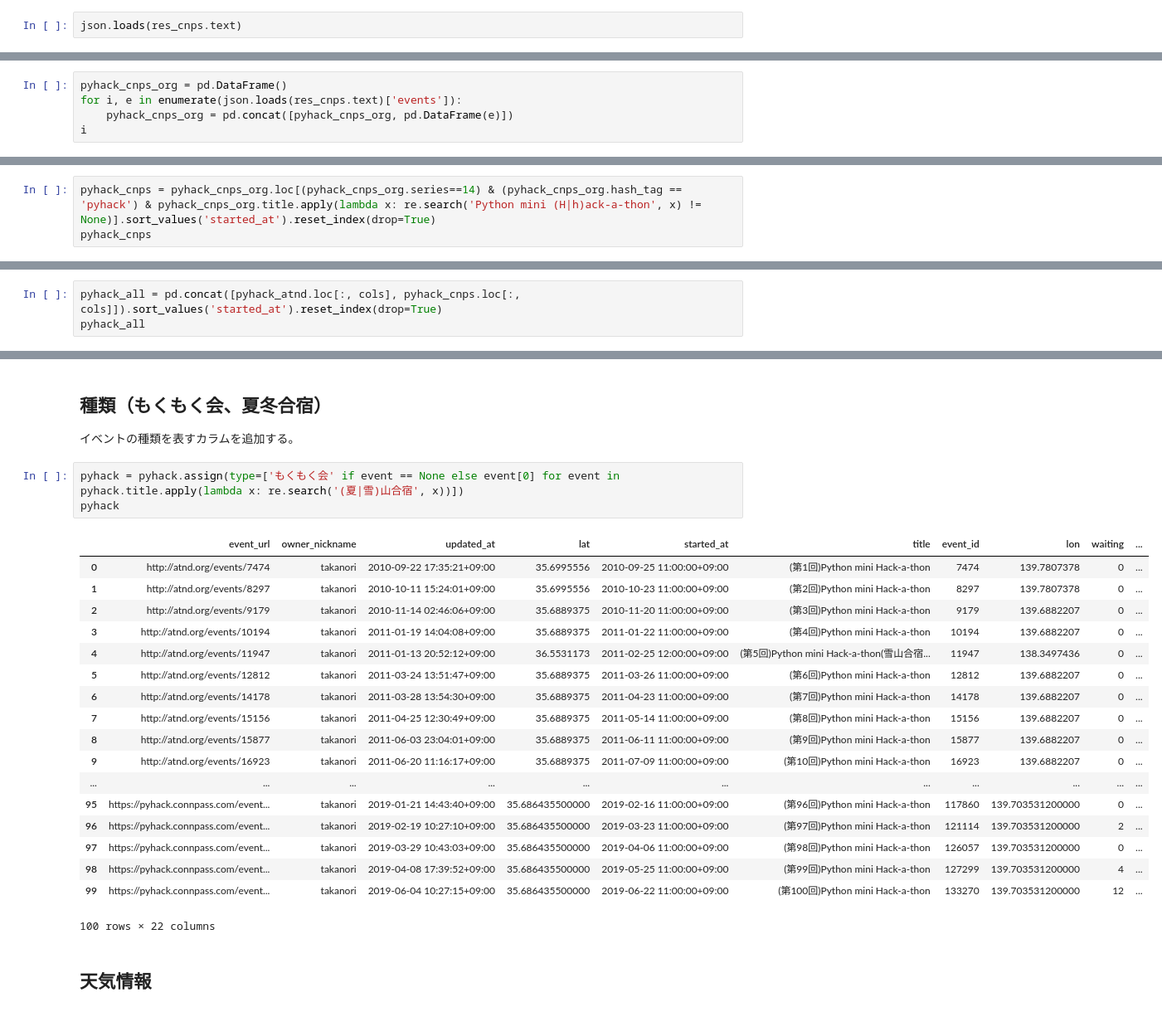
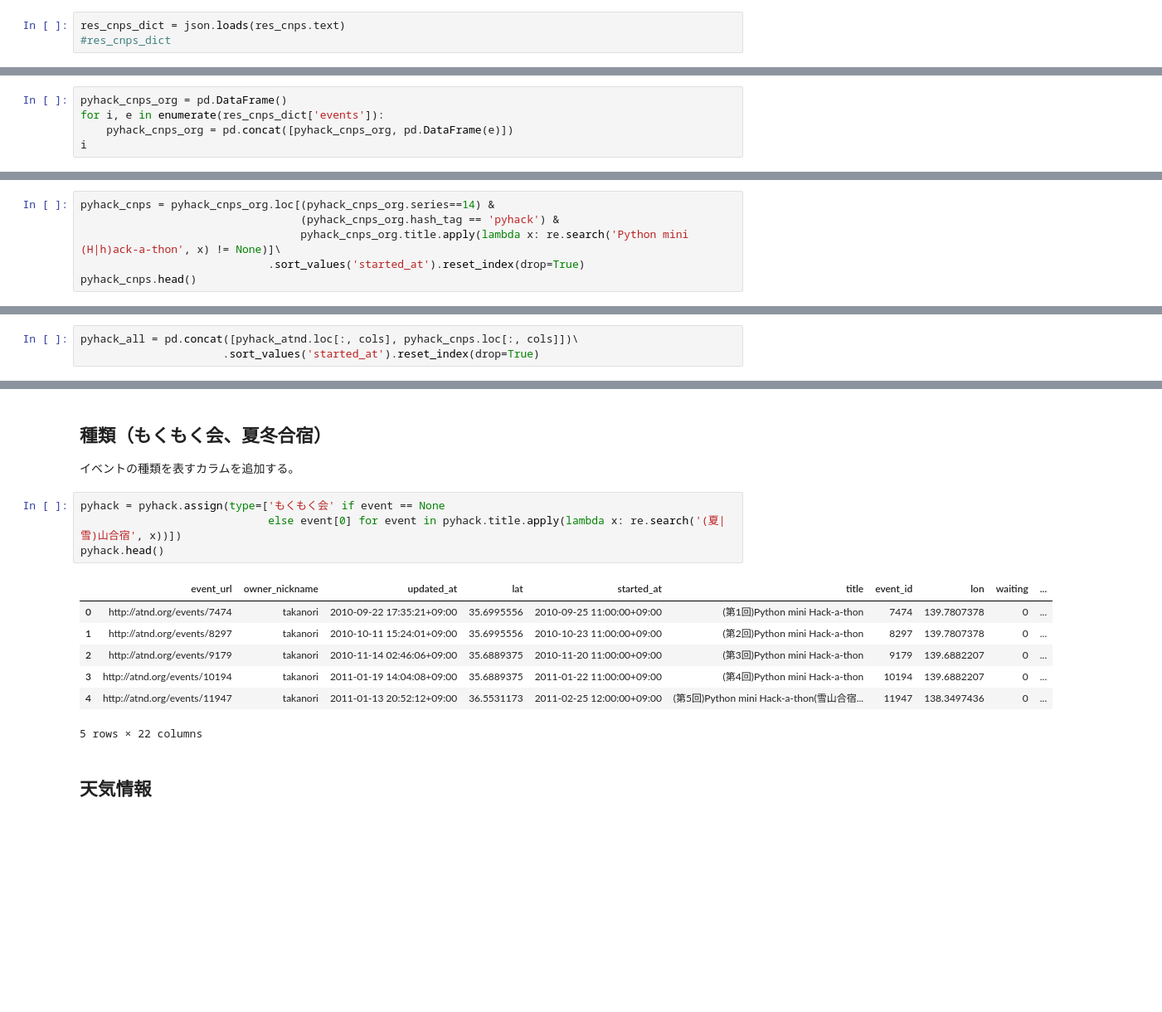
Before and after one commit to ytknzw/Python-mini-Hack-a-thon, a Jupyter notebook: Pyhack100thAniv.ipynb, the cells around one changed output, grey strips where cells are left out. Shown at 83% size. Drawn from its saved outputs; the diff is of its cells as text; blank space fills up the shorter version.

```diff
--- a/Pyhack100thAniv.ipynb
+++ b/Pyhack100thAniv.ipynb
@@ -105,4 +155,5 @@ res_cnps.status_code
 # %% [output]
 200
 # %%
-json.loads(res_cnps.text)
+res_cnps_dict = json.loads(res_cnps.text)
+#res_cnps_dict
@@ -128,7 +161,7 @@ json.loads(res_cnps.text)
 ATNDのデータと同様にpandasのDataFrameに加工する。
 # %%
 pyhack_cnps_org = pd.DataFrame()
-for i, e in enumerate(json.loads(res_cnps.text)['events']):
+for i, e in enumerate(res_cnps_dict['events']):
     pyhack_cnps_org = pd.concat([pyhack_cnps_org, pd.DataFrame(e)])
 i
 # %% [output]
@@ -159,8 +221,11 @@ pyhack_cnps_org
 
 ちなみに、もくもく会は「Python mini __H__ack-a-thon」、合宿は「Python mini **h**ack-a-thon」と表記揺れがある（Hackとhack）。
 # %%
-pyhack_cnps = pyhack_cnps_org.loc[(pyhack_cnps_org.series==14) & (pyhack_cnps_org.hash_tag == 'pyhack') & pyhack_cnps_org.title.apply(lambda x: re.search('Python mini (H|h)ack-a-thon', x) != None)].sort_values('started_at').reset_index(drop=True)
-pyhack_cnps
+pyhack_cnps = pyhack_cnps_org.loc[(pyhack_cnps_org.series==14) &
+                                  (pyhack_cnps_org.hash_tag == 'pyhack') &
+                                  pyhack_cnps_org.title.apply(lambda x: re.search('Python mini (H|h)ack-a-thon', x) != None)]\
+                             .sort_values('started_at').reset_index(drop=True)
+pyhack_cnps.head()
 # %% [output]
 |  | event_url | event_type | owner_nickname | series | updated_at | lat | started_at | hash_tag | title | ... |
 | 0 | https://pyhack.connpass.com/event... | participation | takanori | 14 | 2014-06-30T10:06:17+09:00 | 35.666164600000 | 2011-11-26T11:00:57+09:00 | pyhack | (第13回)Python mini Hack-a-thon | ... |
@@ -246,5 +318,5 @@ cols
  'ended_at',
  'place']
 # %%
-pyhack_all = pd.concat([pyhack_atnd.loc[:, cols], pyhack_cnps.loc[:, cols]]).sort_values('started_at').reset_index(drop=True)
-pyhack_all
+pyhack_all = pd.concat([pyhack_atnd.loc[:, cols], pyhack_cnps.loc[:, cols]])\
+                      .sort_values('started_at').reset_index(drop=True)
@@ -357,27 +454,17 @@ pyhack
 ## 種類（もくもく会、夏冬合宿）
 イベントの種類を表すカラムを追加する。
 # %%
-pyhack = pyhack.assign(type=['もくもく会' if event == None else event[0] for event in pyhack.title.apply(lambda x: re.search('(夏|雪)山合宿', x))])
-pyhack
+pyhack = pyhack.assign(type=['もくもく会' if event == None
+                             else event[0] for event in pyhack.title.apply(lambda x: re.search('(夏|雪)山合宿', x))])
+pyhack.head()
 # %% [output]
 |  | event_url | owner_nickname | updated_at | lat | started_at | title | event_id | lon | waiting | ... |
 | 0 | http://atnd.org/events/7474 | takanori | 2010-09-22 17:35:21+09:00 | 35.6995556 | 2010-09-25 11:00:00+09:00 | (第1回)Python mini Hack-a-thon | 7474 | 139.7807378 | 0 | ... |
 | 1 | http://atnd.org/events/8297 | takanori | 2010-10-11 15:24:01+09:00 | 35.6995556 | 2010-10-23 11:00:00+09:00 | (第2回)Python mini Hack-a-thon | 8297 | 139.7807378 | 0 | ... |
 | 2 | http://atnd.org/events/9179 | takanori | 2010-11-14 02:46:06+09:00 | 35.6889375 | 2010-11-20 11:00:00+09:00 | (第3回)Python mini Hack-a-thon | 9179 | 139.6882207 | 0 | ... |
 | 3 | http://atnd.org/events/10194 | takanori | 2011-01-19 14:04:08+09:00 | 35.6889375 | 2011-01-22 11:00:00+09:00 | (第4回)Python mini Hack-a-thon | 10194 | 139.6882207 | 0 | ... |
 | 4 | http://atnd.org/events/11947 | takanori | 2011-01-13 20:52:12+09:00 | 36.5531173 | 2011-02-25 12:00:00+09:00 | (第5回)Python mini Hack-a-thon(雪山合宿... | 11947 | 138.3497436 | 0 | ... |
-| 5 | http://atnd.org/events/12812 | takanori | 2011-03-24 13:51:47+09:00 | 35.6889375 | 2011-03-26 11:00:00+09:00 | (第6回)Python mini Hack-a-thon | 12812 | 139.6882207 | 0 | ... |
-| 6 | http://atnd.org/events/14178 | takanori | 2011-03-28 13:54:30+09:00 | 35.6889375 | 2011-04-23 11:00:00+09:00 | (第7回)Python mini Hack-a-thon | 14178 | 139.6882207 | 0 | ... |
-| 7 | http://atnd.org/events/15156 | takanori | 2011-04-25 12:30:49+09:00 | 35.6889375 | 2011-05-14 11:00:00+09:00 | (第8回)Python mini Hack-a-thon | 15156 | 139.6882207 | 0 | ... |
-| 8 | http://atnd.org/events/15877 | takanori | 2011-06-03 23:04:01+09:00 | 35.6889375 | 2011-06-11 11:00:00+09:00 | (第9回)Python mini Hack-a-thon | 15877 | 139.6882207 | 0 | ... |
-| 9 | http://atnd.org/events/16923 | takanori | 2011-06-20 11:16:17+09:00 | 35.6889375 | 2011-07-09 11:00:00+09:00 | (第10回)Python mini Hack-a-thon | 16923 | 139.6882207 | 0 | ... |
-| ... | ... | ... | ... | ... | ... | ... | ... | ... | ... | ... |
-| 95 | https://pyhack.connpass.com/event... | takanori | 2019-01-21 14:43:40+09:00 | 35.686435500000 | 2019-02-16 11:00:00+09:00 | (第96回)Python mini Hack-a-thon | 117860 | 139.703531200000 | 0 | ... |
-| 96 | https://pyhack.connpass.com/event... | takanori | 2019-02-19 10:27:10+09:00 | 35.686435500000 | 2019-03-23 11:00:00+09:00 | (第97回)Python mini Hack-a-thon | 121114 | 139.703531200000 | 2 | ... |
-| 97 | https://pyhack.connpass.com/event... | takanori | 2019-03-29 10:43:03+09:00 | 35.686435500000 | 2019-04-06 11:00:00+09:00 | (第98回)Python mini Hack-a-thon | 126057 | 139.703531200000 | 0 | ... |
-| 98 | https://pyhack.connpass.com/event... | takanori | 2019-04-08 17:39:52+09:00 | 35.686435500000 | 2019-05-25 11:00:00+09:00 | (第99回)Python mini Hack-a-thon | 127299 | 139.703531200000 | 4 | ... |
-| 99 | https://pyhack.connpass.com/event... | takanori | 2019-06-04 10:27:15+09:00 | 35.686435500000 | 2019-06-22 11:00:00+09:00 | (第100回)Python mini Hack-a-thon | 133270 | 139.703531200000 | 12 | ... |
-100 rows × 22 columns
+5 rows × 22 columns
 # %% [markdown]
 ## 天気情報
 # %% [markdown]
```
Also changed, not shown: parts of 59 cells of this notebook.
